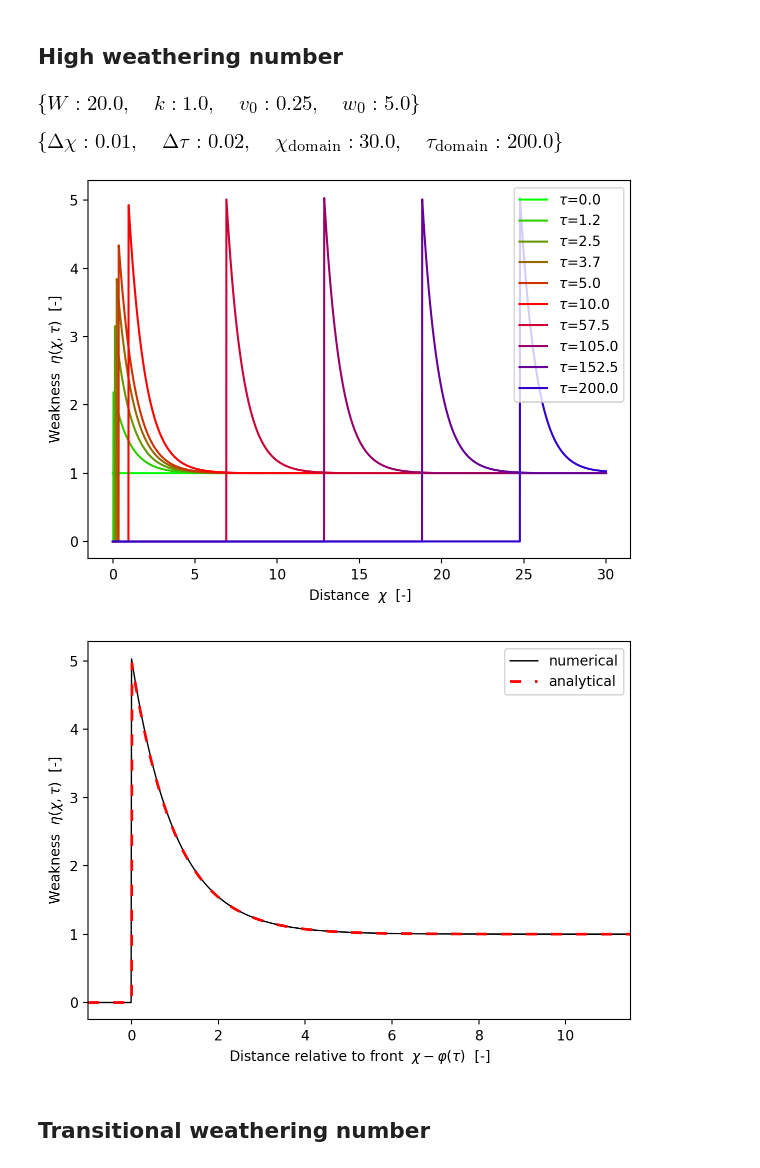
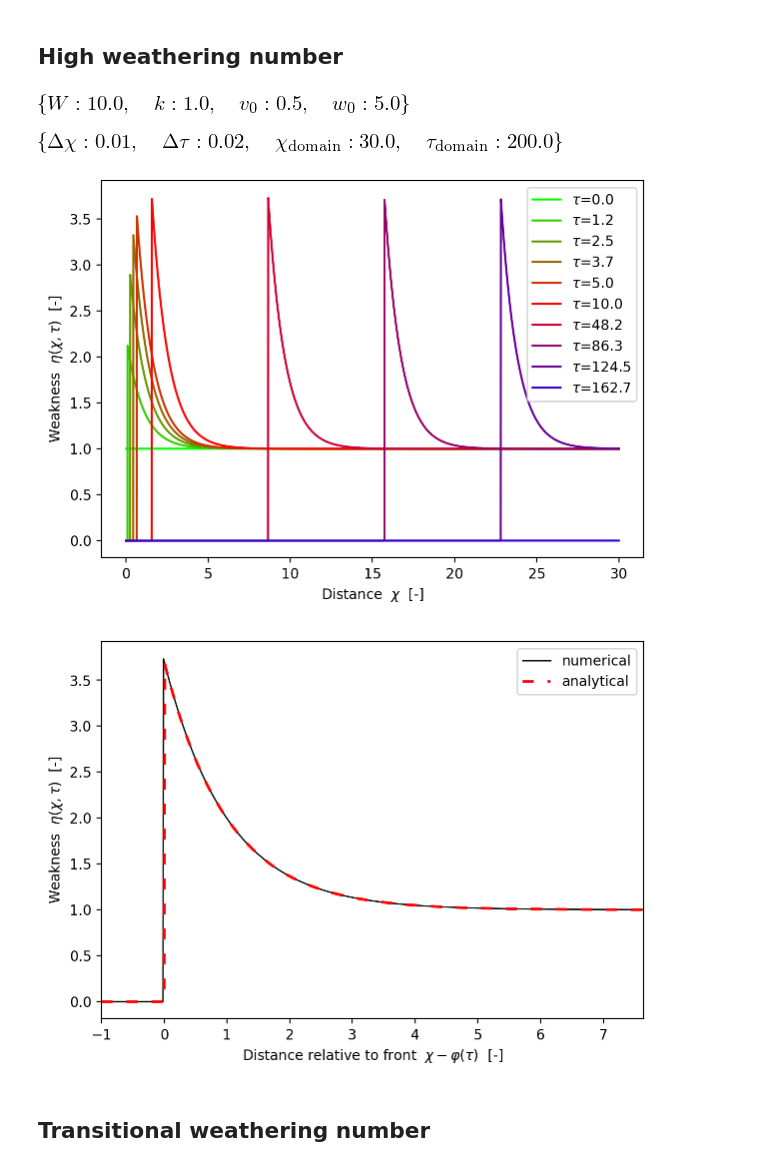
Before and after one commit to cstarkjp/BedrockRiver, a Jupyter notebook: WeatheringMediated.ipynb, the cells around one changed output. Drawn from its saved outputs; the diff is of its cells as text; code cells hidden in the pictures.

Commit message:
Plotting tweaks

```diff
--- a/WeatheringMediated.ipynb
+++ b/WeatheringMediated.ipynb
@@ -438,32 +441,32 @@ def export_plots(results_dir):
 # %%
 pdict = {
     w_0: np.float64(5.0),
-    v_0: np.float64(0.25),
+    v_0: np.float64(0.5),
     k:   np.float64(1)
 }
 ndict = {
     chi_domain_size: 30.0,
     tau_domain_size: 200.0,
     Delta_chi      : 0.01,
     Delta_tau      : 0.02
 }
 ew_highW = ErosionWeathering(pdict,ndict)
 ew_highW.pdict
 ew_highW.ndict
 ew_highW.solve()
 # %% [output]
-[figure, old version]
+[figure, new version]
 [figure]
 # %%
 fig_evolution_highW = create_figure('highW_evolution')
 plot_evolution(fig_evolution_highW, ew_highW)
 # %% [output]
-[figure, old version]
+[figure, new version]
 # %%
 fig_ss_highW = create_figure('highW_ss')
 plot_steadystate(fig_ss_highW,ew_highW)
 # %% [output]
-[figure, old version]
+[figure, new version]
 # %% [markdown]
 ## Transitional weathering number
 # %%
```
Also changed, not shown: parts of 3 cells of this notebook, 7 other files.
